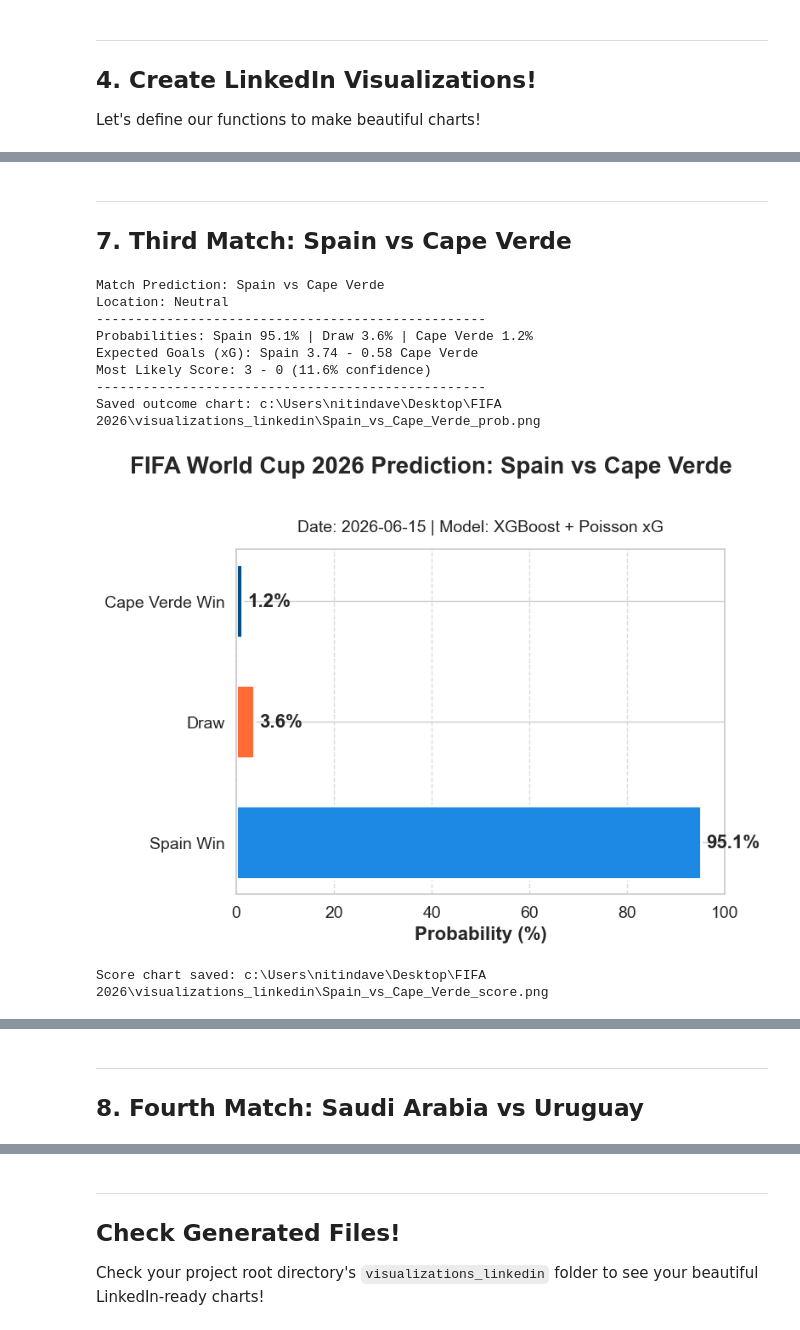
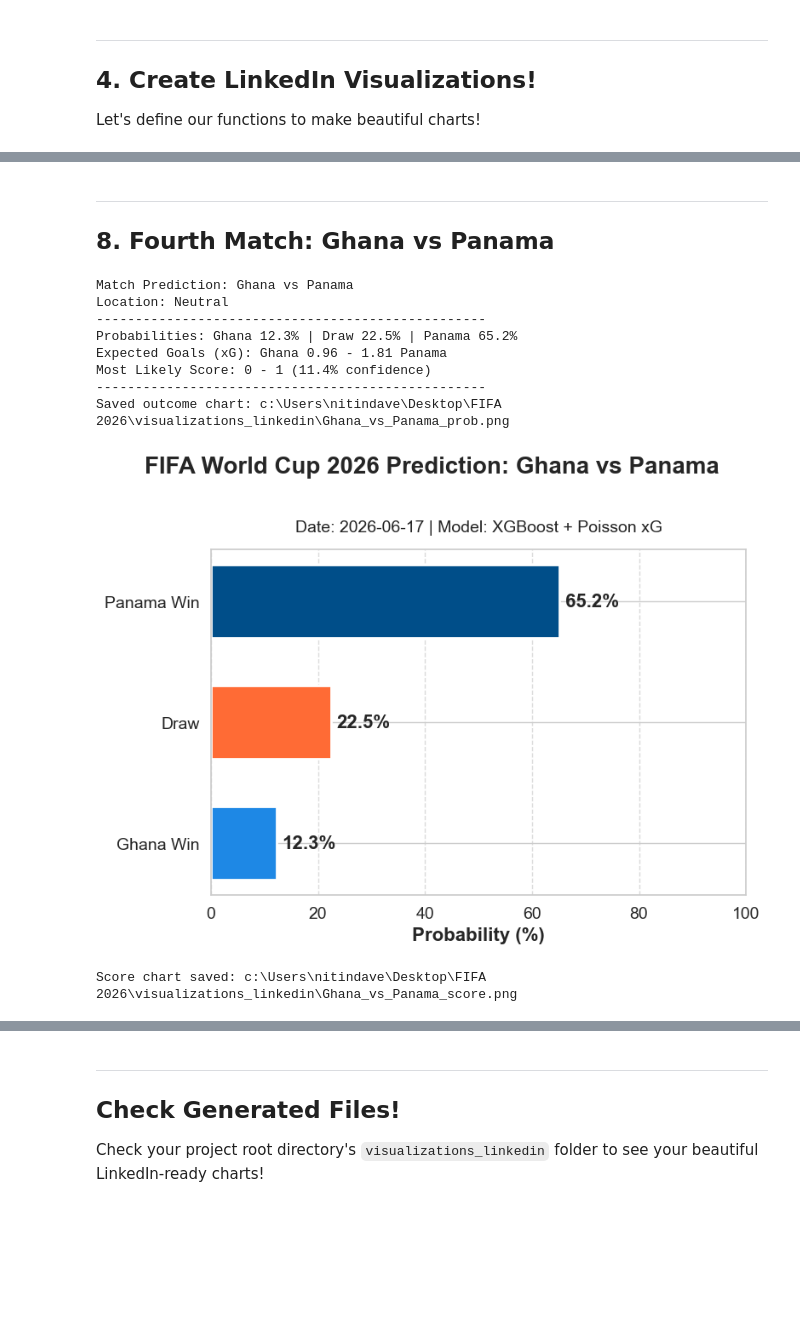
Before and after one commit to nitindavegit/FIFA-2026-Predictions, a Jupyter notebook: notebooks/04_LinkedIn_Presentation.ipynb, the cells around one changed output, grey strips where cells are left out. Drawn from its saved outputs; the diff is of its cells as text; code cells hidden in the pictures; blank space fills up the shorter version.

```diff
--- a/notebooks/04_LinkedIn_Presentation.ipynb
+++ b/notebooks/04_LinkedIn_Presentation.ipynb
@@ -119,7 +119,7 @@ def generate_outcome_chart(home_team, away_team, probs, date_str="2026-06-15"):
     plt.show()
     plt.close(fig)
 # %%
-def generate_score_heatmap(home_team, away_team, home_xg, away_xg, date_str="2026-06-15"):
+def generate_score_heatmap(home_team, away_team, home_xg, away_xg, date_str="2026-06-17"):
     fig, (ax_heatmap, ax_summary) = plt.subplots(ncols=2, figsize=FIGSIZE, dpi=DPI, gridspec_kw={'width_ratios': [3, 1]})
 
     max_goals=5
@@ -175,0 +176,6 @@ def generate_score_heatmap(home_team, away_team, home_xg, away_xg, date_str="202
+# %%
+pred = predict_match("Portugal", "DR Congo")
+if pred:
+    probs, (home_xg, away_xg) = pred['probs'], pred['xg']
+    generate_outcome_chart("Portugal", "DR Congo", probs)
+    generate_score_heatmap("Portugal", "DR Congo", home_xg, away_xg)
@@ -176,7 +197,7 @@ def generate_score_heatmap(home_team, away_team, home_xg, away_xg, date_str="202
 # %%
-pred = predict_match("Belgium", "Egypt")
+pred = predict_match("Uzbekistan", "Colombia")
 if pred:
     probs, (home_xg, away_xg) = pred['probs'], pred['xg']
-    generate_outcome_chart("Belgium", "Egypt", probs)
-    generate_score_heatmap("Belgium", "Egypt", home_xg, away_xg)
+    generate_outcome_chart("Uzbekistan", "Colombia", probs)
+    generate_score_heatmap("Uzbekistan", "Colombia", home_xg, away_xg)
 # %% [output]
@@ -197,7 +218,7 @@ Score chart saved: c:\Users\nitindave\Desktop\FIFA 2026\visualizations_linkedin\
 # %%
-pred = predict_match("Iran", "New Zealand")
+pred = predict_match("England", "Croatia")
 if pred:
     probs, (home_xg, away_xg) = pred['probs'], pred['xg']
-    generate_outcome_chart("Iran", "New Zealand", probs)
-    generate_score_heatmap("Iran", "New Zealand", home_xg, away_xg)
+    generate_outcome_chart("England", "Croatia", probs)
+    generate_score_heatmap("England", "Croatia", home_xg, away_xg)
 # %% [output]
@@ -215,20 +236,20 @@ Score chart saved: c:\Users\nitindave\Desktop\FIFA 2026\visualizations_linkedin\
-# %% [markdown]
----
-## 7. Third Match: Spain vs Cape Verde
+# %% [markdown]
+---
+## 8. Fourth Match: Ghana vs Panama
 # %%
-pred = predict_match("Spain", "Cape Verde")
+pred = predict_match("Ghana", "Panama")
 if pred:
     probs, (home_xg, away_xg) = pred['probs'], pred['xg']
-    generate_outcome_chart("Spain", "Cape Verde", probs)
-    generate_score_heatmap("Spain", "Cape Verde", home_xg, away_xg)
+    generate_outcome_chart("Ghana", "Panama", probs)
+    generate_score_heatmap("Ghana", "Panama", home_xg, away_xg)
 # %% [output]
-Match Prediction: Spain vs Cape Verde
+Match Prediction: Ghana vs Panama
 Location: Neutral
 --------------------------------------------------
-Probabilities: Spain 95.1% | Draw 3.6% | Cape Verde 1.2%
-Expected Goals (xG): Spain 3.74 - 0.58 Cape Verde
-Most Likely Score: 3 - 0 (11.6% confidence)
+Probabilities: Ghana 12.3% | Draw 22.5% | Panama 65.2%
+Expected Goals (xG): Ghana 0.96 - 1.81 Panama
+Most Likely Score: 0 - 1 (11.4% confidence)
 --------------------------------------------------
-Saved outcome chart: c:\Users\nitindave\Desktop\FIFA 2026\visualizations_linkedin\Spain_vs_Cape_Verde_prob.png
+Saved outcome chart: c:\Users\nitindave\Desktop\FIFA 2026\visualizations_linkedin\Ghana_vs_Panama_prob.png
-[figure, old version]
+[figure, new version]
-Score chart saved: c:\Users\nitindave\Desktop\FIFA 2026\visualizations_linkedin\Spain_vs_Cape_Verde_score.png
+Score chart saved: c:\Users\nitindave\Desktop\FIFA 2026\visualizations_linkedin\Ghana_vs_Panama_score.png
@@ -236,3 +256,0 @@ Score chart saved: c:\Users\nitindave\Desktop\FIFA 2026\visualizations_linkedin\
-# %% [markdown]
----
-## 8. Fourth Match: Saudi Arabia vs Uruguay
```
Also changed, not shown: parts of 11 cells of this notebook.
